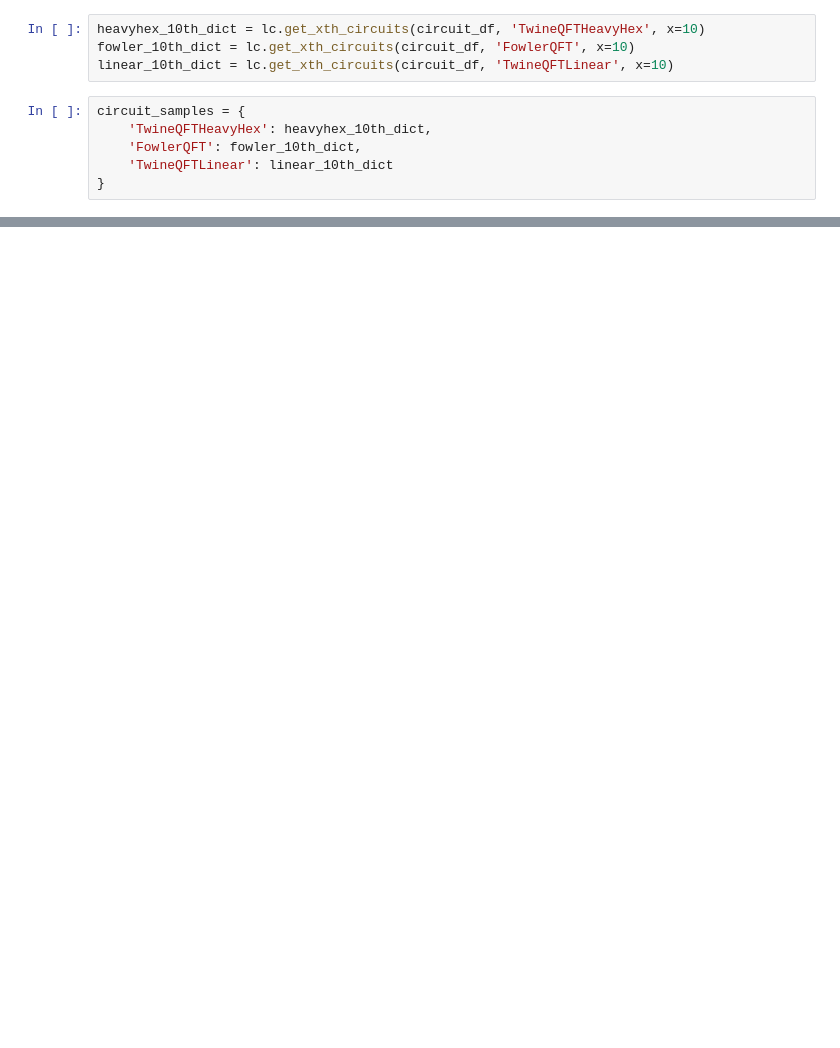
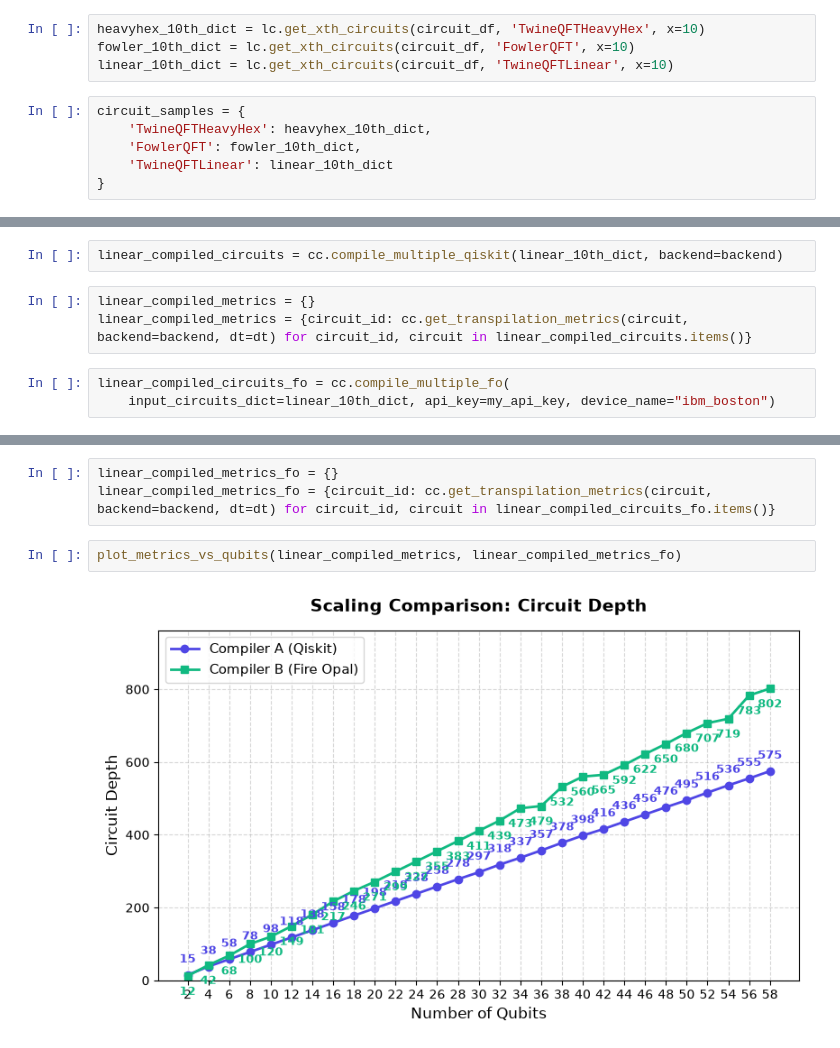
Before and after one commit to afitzpa8/research-parityqc-compiler-investigation, a Jupyter notebook: compile_circuits.ipynb, the cells around one changed output, grey strips where cells are left out. Drawn from its saved outputs; the diff is of its cells as text; blank space fills up the shorter version.

```diff
--- a/compile_circuits.ipynb
+++ b/compile_circuits.ipynb
@@ -213,0 +308,8 @@ NameError: name 'hh_compiled_circuits' is not defined
+# %%
+linear_compiled_circuits = cc.compile_multiple_qiskit(linear_10th_dict, backend=backend)
+# %%
+linear_compiled_metrics = {}
+linear_compiled_metrics = {circuit_id: cc.get_transpilation_metrics(circuit, backend=backend, dt=dt) for circuit_id, circuit in linear_compiled_circuits.items()}
+# %%
+linear_compiled_circuits_fo = cc.compile_multiple_fo(
+    input_circuits_dict=linear_10th_dict, api_key=my_api_key, device_name="ibm_boston")
@@ -213,0 +334,7 @@ NameError: name 'hh_compiled_circuits' is not defined
+# %%
+linear_compiled_metrics_fo = {}
+linear_compiled_metrics_fo = {circuit_id: cc.get_transpilation_metrics(circuit, backend=backend, dt=dt) for circuit_id, circuit in linear_compiled_circuits_fo.items()}
+# %%
+plot_metrics_vs_qubits(linear_compiled_metrics, linear_compiled_metrics_fo)
+# %% [output]
+[figure, added]
```
Also changed, not shown: parts of 29 cells of this notebook, 2 other files.
